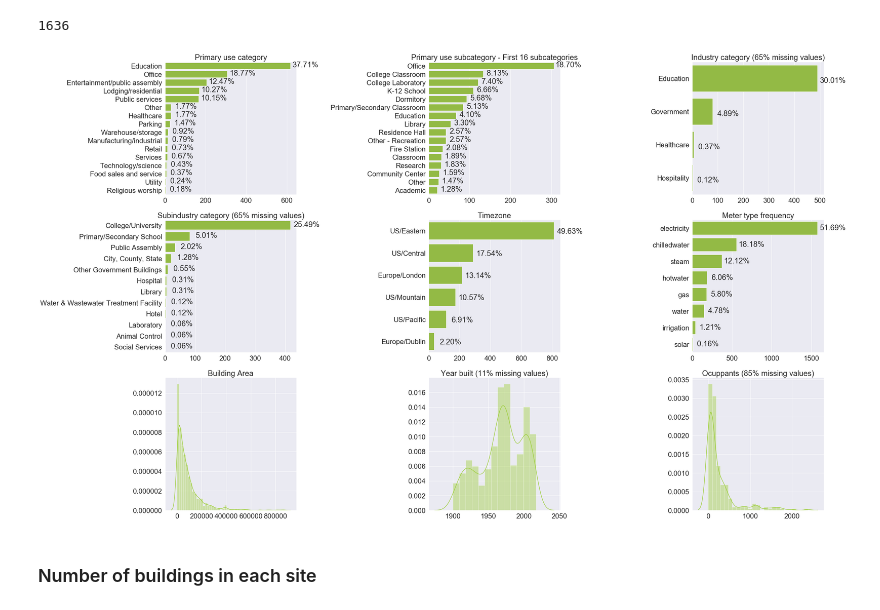
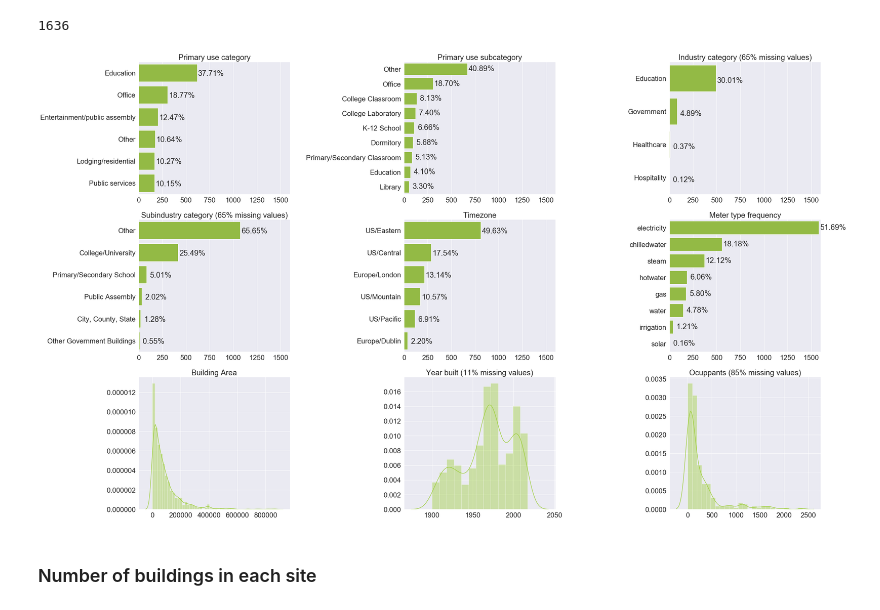
Before and after one commit to buds-lab/building-data-genome-project-2, a Jupyter notebook: notebooks/01_EDA-metadata.ipynb, the cells around one changed output. Cells and saved outputs as stored; diff of their text form; code cells hidden in the pictures.

Commit message:
Update figures and notebooks

```diff
--- a/notebooks/01_EDA-metadata.ipynb
+++ b/notebooks/01_EDA-metadata.ipynb
@@ -188,71 +188,89 @@ axes = axes.flatten()
 color = "yellowgreen"
 
 # primary use category countplot in decreasing order
+# Temporary dataset
+top5 = list(metadata['primaryspaceusage'].value_counts().iloc[:5].index)
+temp = metadata[["primaryspaceusage"]].copy()
+temp.loc[temp.primaryspaceusage.isin(top5) == False, "primaryspaceusage"] = "Other"
+# Plot
 ax1 = axes[0]
-g1 = sns.countplot(data=metadata, y="primaryspaceusage", color= color, orient="h", ax=ax1, order = metadata['primaryspaceusage'].value_counts().index)
+g1 = sns.countplot(data=temp, y="primaryspaceusage", color= color, orient="h", ax=ax1, order = temp['primaryspaceusage'].value_counts().index)
 ax1.title.set_text('Primary use category')
-ax1.set(ylabel="", xlabel="")
+ax1.set(ylabel="", xlabel="", xlim=(0,1600))
 # adds percentage
 total = float(len(metadata)) # number of buildings
 for p in g1.patches:
     width = p.get_width()
-    g1.text(width + 75,
+    g1.text(width + 150,
             p.get_y() + p.get_height()/1.5,
             '{:1.2%}'.format(width/total),
             ha="center")
+del(top5, temp)
 
 # primary use subcategory countplot in decreasing order
+# Temporary dataset
+top5 = list(metadata['sub_primaryspaceusage'].value_counts().iloc[:8].index)
+temp = metadata[["sub_primaryspaceusage"]].copy()
+temp.loc[temp.sub_primaryspaceusage.isin(top5) == False, "sub_primaryspaceusage"] = "Other"
+# Plot
 ax2 = axes[1]
-g2 = sns.countplot(data=metadata, y="sub_primaryspaceusage", color= color, orient="h", ax=ax2, order = metadata['sub_primaryspaceusage'].value_counts().iloc[:16].index)
-ax2.title.set_text('Primary use subcategory - First 16 subcategories')
-ax2.set(ylabel="", xlabel="")
+g2 = sns.countplot(data=temp, y="sub_primaryspaceusage", color= color, orient="h", ax=ax2, order = temp['sub_primaryspaceusage'].value_counts().iloc[:16].index)
+ax2.title.set_text('Primary use subcategory')
+ax2.set(ylabel="", xlabel="", xlim=(0,1600))
 # adds percentage
 total = float(len(metadata)) # number of buildings
 for p in g2.patches:
     width = p.get_width()
-    g2.text(width + 35,
+    g2.text(width + 150,
             p.get_y() + p.get_height()/1.5,
             '{:1.2%}'.format(width/total),
             ha="center")
+del(top5, temp)
 
 # industry countplot in decreasing order
 ax3 = axes[2]
 g3 = sns.countplot(data=metadata, y="industry", color=color, ax=ax3, orient="h", order = metadata['industry'].value_counts().index)
 ax3.title.set_text('Industry category (65% missing values)')
-ax3.set(ylabel="", xlabel="")
+ax3.set(ylabel="", xlabel="", xlim=(0,1600))
 # adds percentage
 total = float(len(metadata)) # number of buildings
 for p in g3.patches:
     width = p.get_width()
-    g3.text(width + 60,
+    g3.text(width + 150,
             p.get_y() + p.get_height()/1.5,
             '{:1.2%}'.format(width/total),
             ha="center")
 
 # subindustry countplot in decreasing order
+# Temporary dataset
+top5 = list(metadata['subindustry'].value_counts().iloc[:5].index)
+temp = metadata[["subindustry"]].copy()
+temp.loc[temp.subindustry.isin(top5) == False, "subindustry"] = "Other"
+# Plot
 ax4 = axes[3]
-g4 = sns.countplot(data=metadata, y="subindustry", color=color, ax=ax4, orient="h", order = metadata['subindustry'].value_counts().index)
+g4 = sns.countplot(data=temp, y="subindustry", color=color, ax=ax4, orient="h", order = temp['subindustry'].value_counts().index)
 ax4.title.set_text('Subindustry category (65% missing values)')
-ax4.set(ylabel="", xlabel="")
+ax4.set(ylabel="", xlabel="", xlim=(0,1600))
 # adds percentage
 total = float(len(metadata)) # number of buildings
 for p in g4.patches:
     width = p.get_width()
-    g4.text(width + 55,
+    g4.text(width + 150,
             p.get_y() + p.get_height()/1.5,
             '{:1.2%}'.format(width/total),
             ha="center")
+del(top5, temp)
 
 # timezone countplot in decreasing order
 ax5 = axes[4]
 g5 = sns.countplot(data=metadata, y="timezone", color=color, ax=ax5, orient="h", order = metadata['timezone'].value_counts().index)
 ax5.title.set_text('Timezone')
-ax5.set(ylabel="", xlabel="")
+ax5.set(ylabel="", xlabel="", xlim=(0,1600))
 # adds percentage
 total = float(len(metadata)) # number of buildings
 for p in g5.patches:
     width = p.get_width()
-    g5.text(width + 105,
+    g5.text(width + 150,
             p.get_y() + p.get_height()/1.5,
             '{:1.2%}'.format(width/total),
             ha="center")
@@ -264,37 +282,38 @@ temp = pd.melt(metadata[["building_id","electricity","hotwater","chilledwater","
 # plot
 g6 = sns.countplot(data=temp.loc[temp['value']=="Yes"], y='meter', color= color, ax=ax6, orient="h", order = temp.loc[temp['value']=="Yes"]["meter"].value_counts().index)
 g6.title.set_text('Meter type frequency')
-g6.set(ylabel="", xlabel="")
+g6.set(ylabel="", xlabel="", xlim=(0,1600))
 # adds percentage
 total = temp.loc[temp['value']=="Yes"]["value"].value_counts()[0] # number of meters
 for p in g6.patches:
     width = p.get_width()
-    g6.text(width + 190,
+    g6.text(width + 150,
             p.get_y() + p.get_height()/1.5,
             '{:1.2%}'.format(width/total),
             ha="center")
+del(temp)
 
 # "sqft" histogram
 ax7 = axes[6]
 g7 = sns.distplot(metadata["sqft"], ax=ax7, color=color)
 g7.set(ylabel="", xlabel="")
 ax7.set_title('Building Area')
 
 # "yearbuilt" histogram
 ax8 = axes[7]
 g8 = sns.distplot(metadata["yearbuilt"].dropna(), ax=ax8, color=color)
 g8.set(ylabel="", xlabel="")
 ax8.set_title('Year built (11% missing values)')
 
 # "occupants" histogram
 ax9 = axes[8]
 g9 = sns.distplot(metadata["occupants"].dropna(), ax=ax9, color=color)
 g9.set(ylabel="", xlabel="")
 ax9.set_title('Ocuppants (85% missing values)')
 
 plt.tight_layout()
 # %% [output]
-[figure, old version]
+[figure, new version]
 # %%
 f.savefig("..\\figures\\metadata_features.pdf", bbox_inches='tight')
 f.savefig("..\\figures\\metadata_features.png", bbox_inches='tight')
```
Also changed, not shown: 5 other files.
